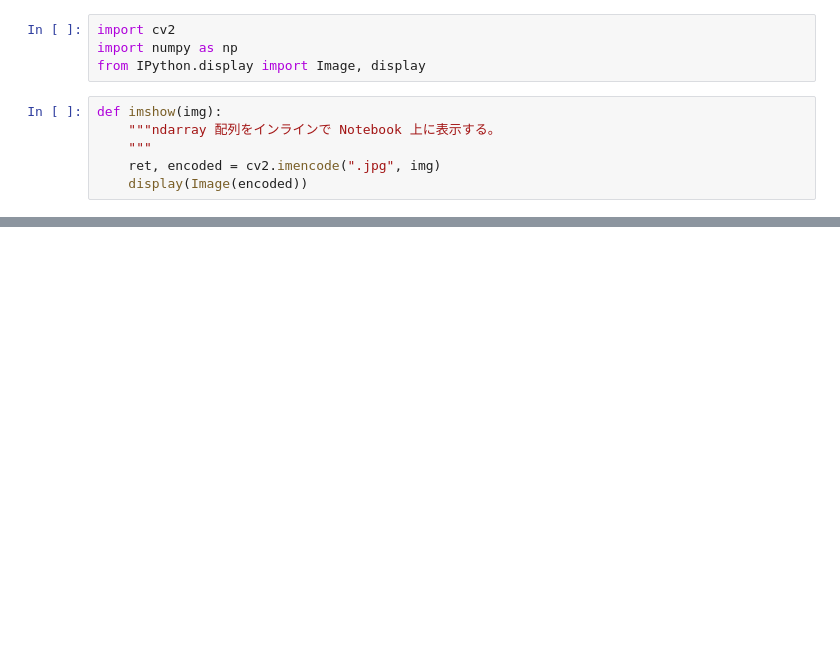
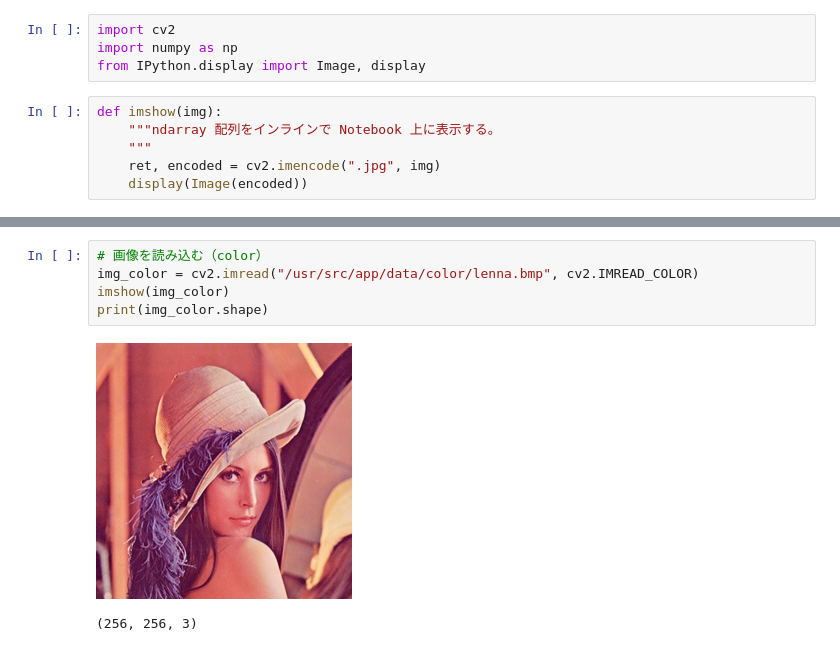
Before and after one commit to RyutaroMayumi/mlenv, a Jupyter notebook: opencv/opencv_sample.ipynb, the cells around one changed output, grey strips where cells are left out. Cells and saved outputs as stored; diff of their text form; blank space fills up the shorter version.

```diff
--- a/opencv/opencv_sample.ipynb
+++ b/opencv/opencv_sample.ipynb
@@ -22,0 +19,8 @@ imshow(dst)
+# %%
+# 画像を読み込む（color）
+img_color = cv2.imread("/usr/src/app/data/color/lenna.bmp", cv2.IMREAD_COLOR)
+imshow(img_color)
+print(img_color.shape)
+# %% [output]
+[figure, added]
+(256, 256, 3)
```
Also changed, not shown: parts of 8 cells of this notebook, 2 other files.
